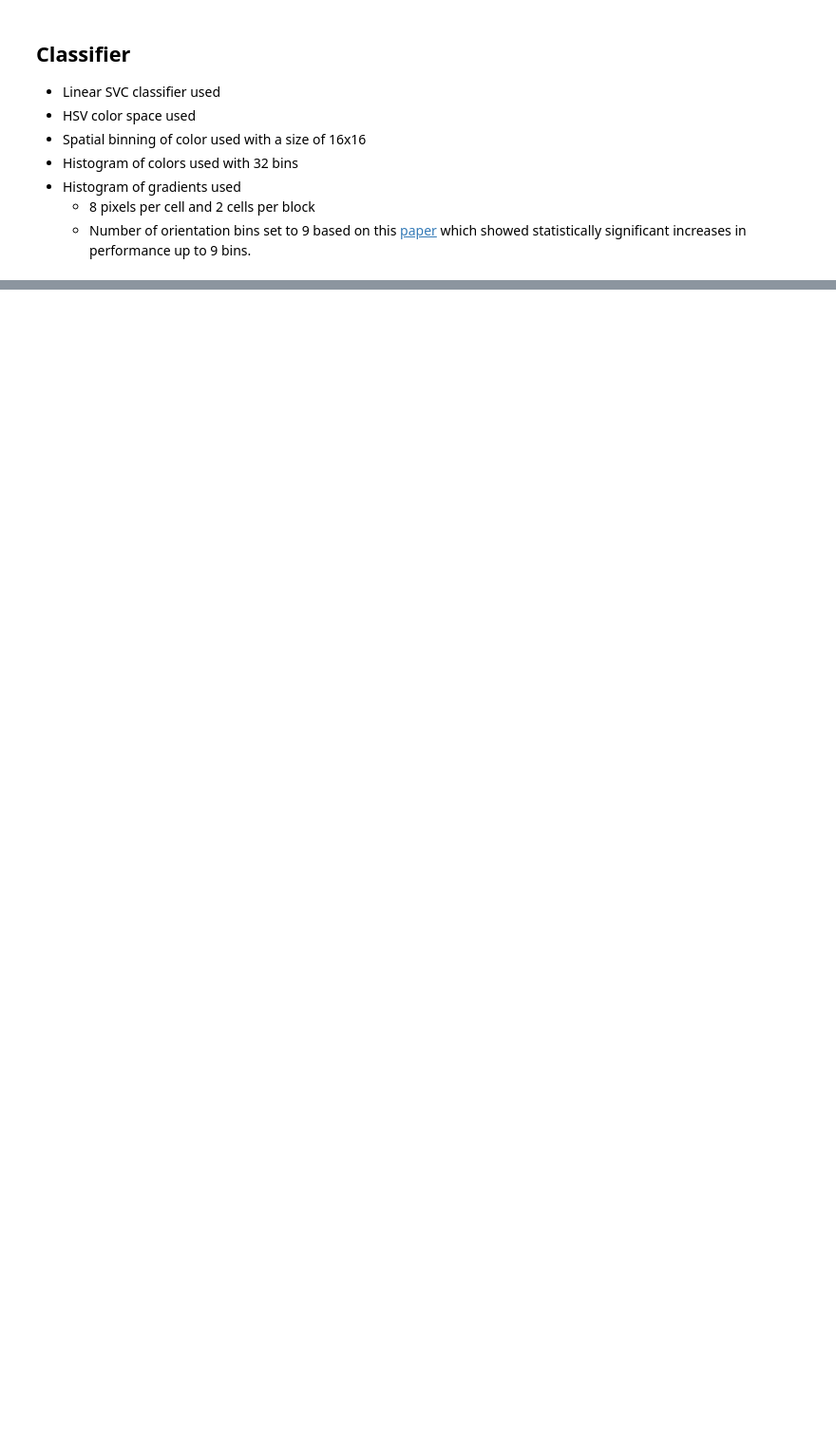
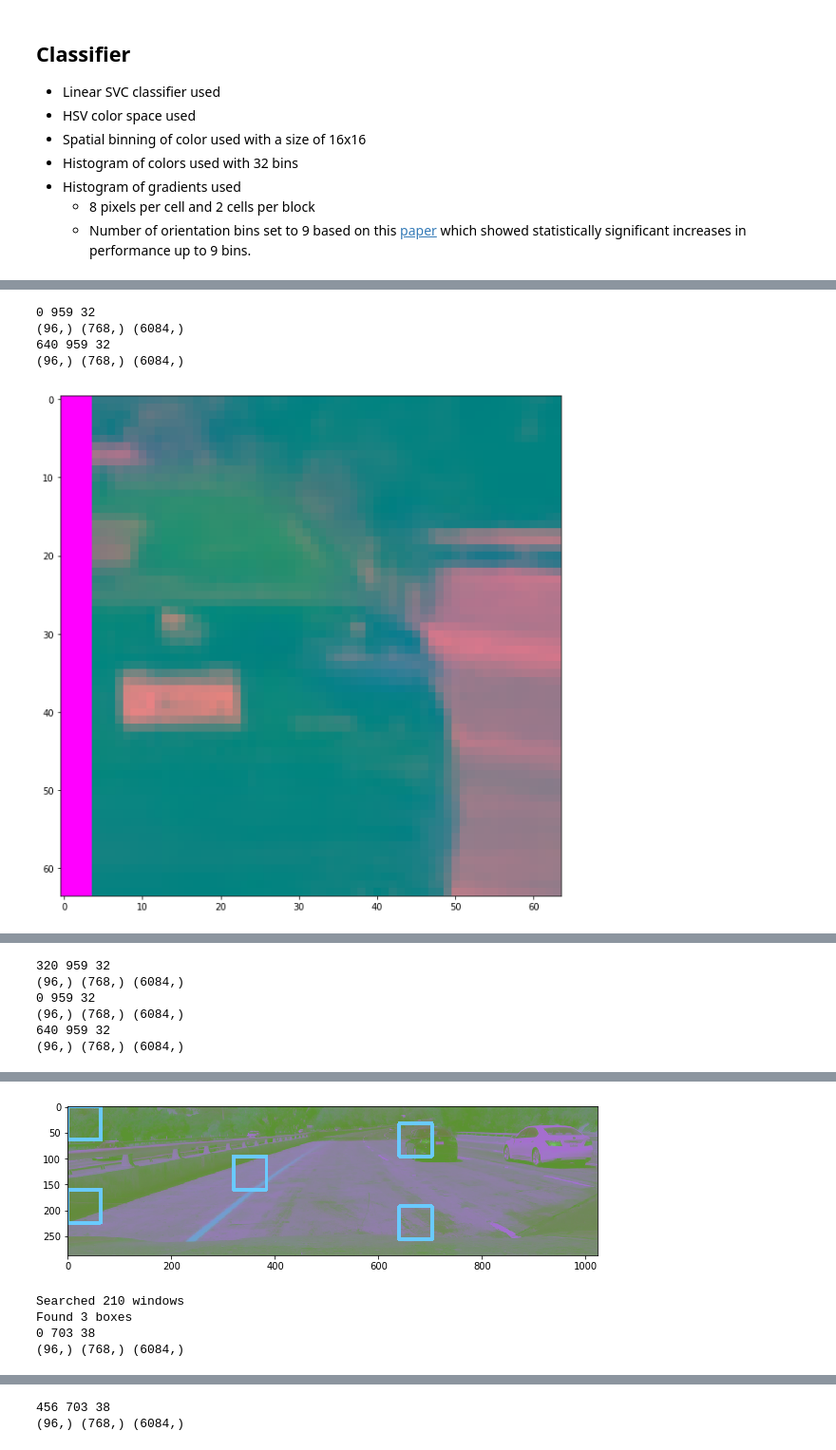
Before and after one commit to sketchc89/VehicleDetectionTracking-P5, a Jupyter notebook: VehicleDetectionTracking.ipynb, the cells around one changed output, grey strips where cells are left out. Shown at 95% size. Drawn from its saved outputs; the diff is of its cells as text; code cells hidden in the pictures; blank space fills up the shorter version.

Commit message:
Implement OpenCV HOG tracking for speedup

```diff
--- a/VehicleDetectionTracking.ipynb
+++ b/VehicleDetectionTracking.ipynb
@@ -46,0 +66,16 @@ classifier, scaler = train_car_classifier('./data/vehicles/',
+# %%
+def get_hog_descriptor(pix_per_win=64, pix_per_block=16, pix_per_step=4,
+                   pix_per_cell=8, n_bins=9):
+    """
+    Creates a HOG descriptor """
+    if not isinstance(pix_per_win, int) or \
+        not isinstance(pix_per_block, int) or \
+        not isinstance(pix_per_step, int) or \
+        not isinstance(pix_per_cell, int) or \
+        not isinstance(n_bins, int):
+            raise TypeError('HOG Descriptor inputs must be integers. OpenCV error unhelpful')
+    return cv2.HOGDescriptor((pix_per_win, pix_per_win),
+                             (pix_per_block, pix_per_block),
+                             (pix_per_step, pix_per_step),
+                             (pix_per_cell, pix_per_cell),
+                             n_bins)
@@ -405,0 +716,11 @@ plt.show()
+# %%
+img = mpimg.imread('./test_images/test1.jpg')
+img = pipeline_opencv(img, show=True)
+plt.imshow(img)
+plt.show()
+# %% [output]
+0 959 32
+(96,) (768,) (6084,)
+640 959 32
+(96,) (768,) (6084,)
+[figure, added]
@@ -405,0 +728,6 @@ plt.show()
+320 959 32
+(96,) (768,) (6084,)
+0 959 32
+(96,) (768,) (6084,)
+640 959 32
+(96,) (768,) (6084,)
@@ -405,0 +735,5 @@ plt.show()
+[figure, added]
+Searched 210 windows
+Found 3 boxes
+0 703 38
+(96,) (768,) (6084,)
@@ -405,0 +744,2 @@ plt.show()
+456 703 38
+(96,) (768,) (6084,)
```
Also changed, not shown: parts of 36 cells of this notebook.
